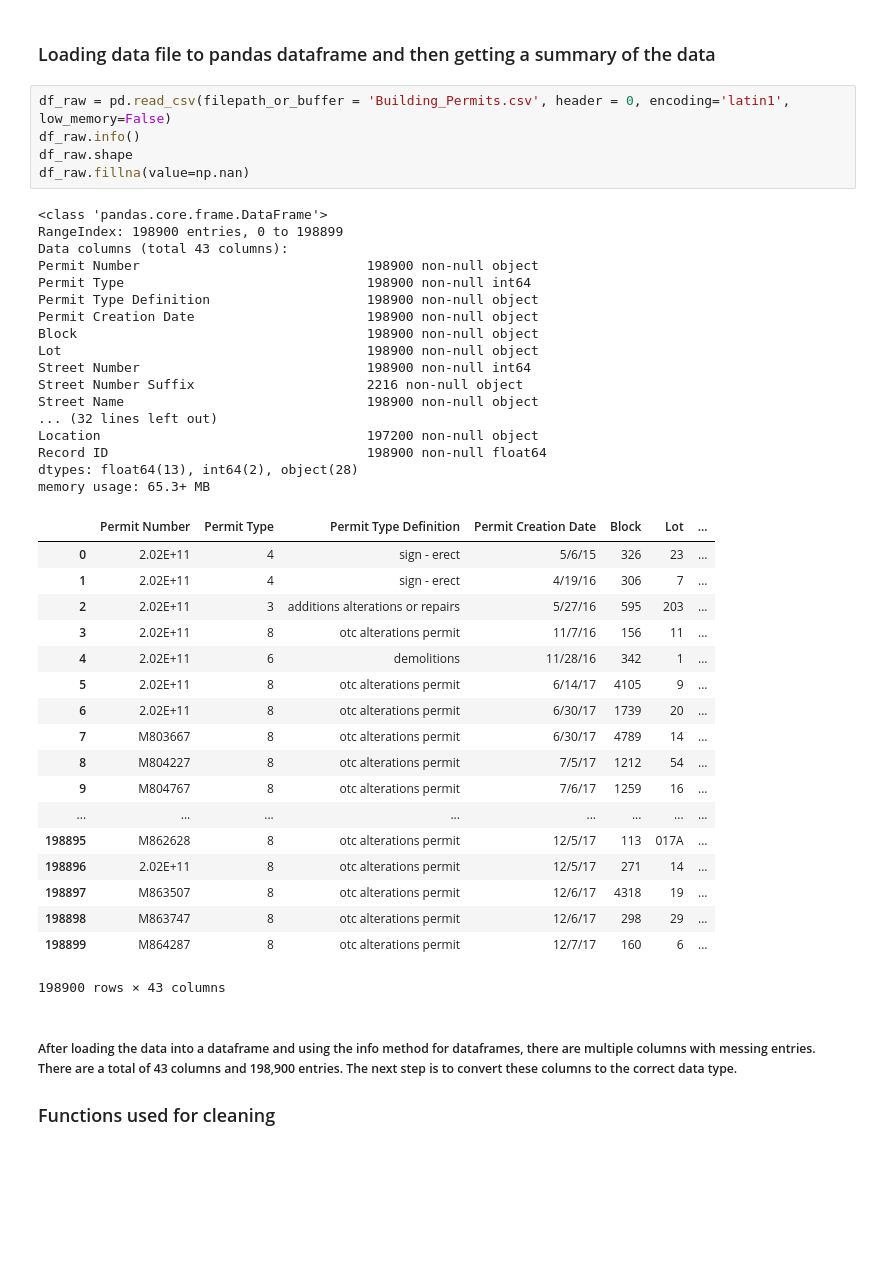
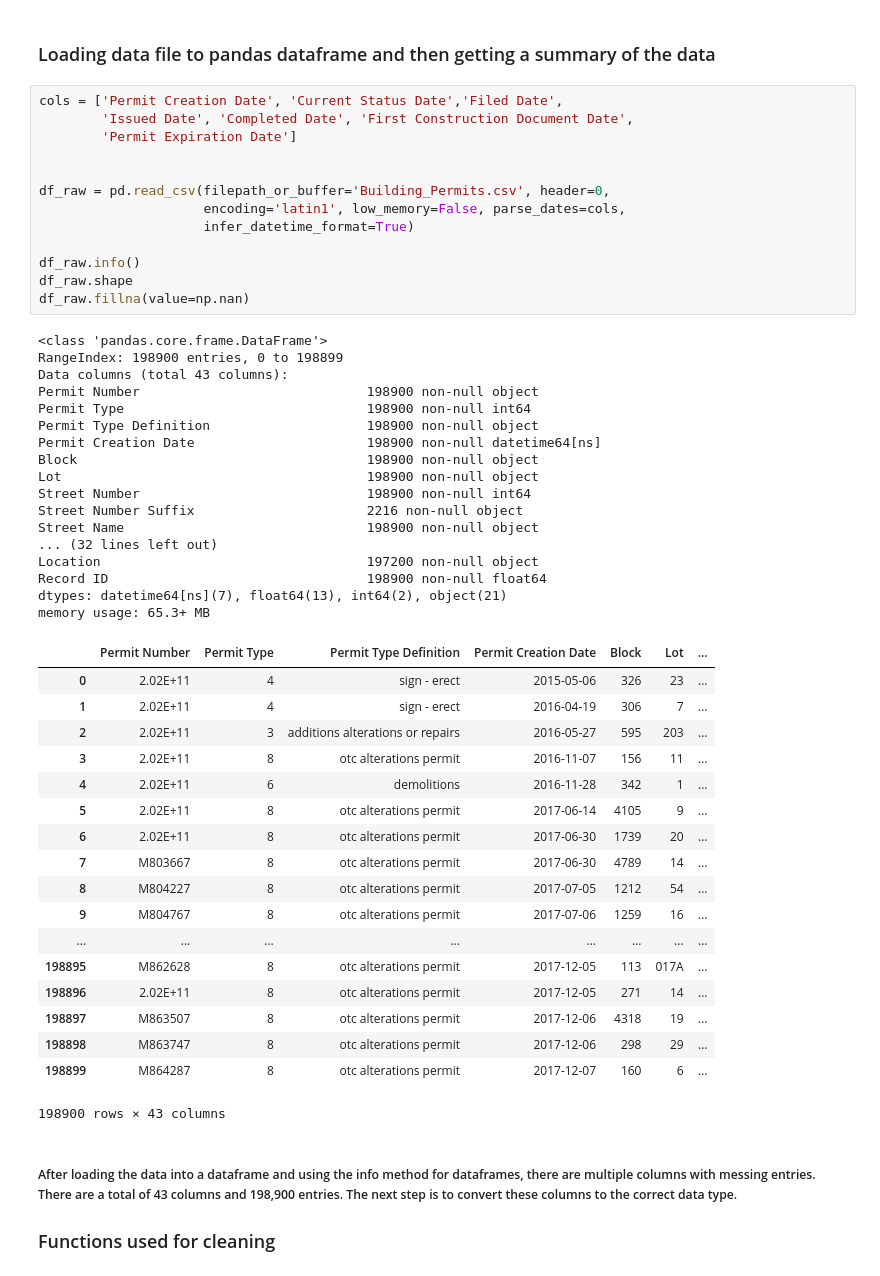
Before and after one commit to hershcode/Springboard, a Jupyter notebook: Capstone_1/Data_Cleaning.ipynb, the cells around one changed output. Drawn from its saved outputs; the diff is of its cells as text; blank space fills up the shorter version.

```diff
--- a/Capstone_1/Data_Cleaning.ipynb
+++ b/Capstone_1/Data_Cleaning.ipynb
@@ -10,45 +10,53 @@ import seaborn as sb
 # %% [markdown]
 ### Loading data file to pandas dataframe and then getting a summary of the data
 # %%
-df_raw = pd.read_csv(filepath_or_buffer = 'Building_Permits.csv', header = 0, encoding='latin1', low_memory=False)
+cols = ['Permit Creation Date', 'Current Status Date','Filed Date',
+        'Issued Date', 'Completed Date', 'First Construction Document Date',
+        'Permit Expiration Date']
+
+
+df_raw = pd.read_csv(filepath_or_buffer='Building_Permits.csv', header=0,
+                     encoding='latin1', low_memory=False, parse_dates=cols,
+                     infer_datetime_format=True)
+
 df_raw.info()
 df_raw.shape
 df_raw.fillna(value=np.nan)
 # %% [output]
 <class 'pandas.core.frame.DataFrame'>
 RangeIndex: 198900 entries, 0 to 198899
 Data columns (total 43 columns):
 Permit Number                             198900 non-null object
 Permit Type                               198900 non-null int64
 Permit Type Definition                    198900 non-null object
-Permit Creation Date                      198900 non-null object
+Permit Creation Date                      198900 non-null datetime64[ns]
 Block                                     198900 non-null object
 Lot                                       198900 non-null object
 Street Number                             198900 non-null int64
 Street Number Suffix                      2216 non-null object
 Street Name                               198900 non-null object
 ... (32 lines left out)
 Location                                  197200 non-null object
 Record ID                                 198900 non-null float64
-dtypes: float64(13), int64(2), object(28)
+dtypes: datetime64[ns](7), float64(13), int64(2), object(21)
 memory usage: 65.3+ MB
 |  | Permit Number | Permit Type | Permit Type Definition | Permit Creation Date | Block | Lot | ... |
-| 0 | 2.02E+11 | 4 | sign - erect | 5/6/15 | 326 | 23 | ... |
-| 1 | 2.02E+11 | 4 | sign - erect | 4/19/16 | 306 | 7 | ... |
-| 2 | 2.02E+11 | 3 | additions alterations or repairs | 5/27/16 | 595 | 203 | ... |
-| 3 | 2.02E+11 | 8 | otc alterations permit | 11/7/16 | 156 | 11 | ... |
-| 4 | 2.02E+11 | 6 | demolitions | 11/28/16 | 342 | 1 | ... |
-| 5 | 2.02E+11 | 8 | otc alterations permit | 6/14/17 | 4105 | 9 | ... |
-| 6 | 2.02E+11 | 8 | otc alterations permit | 6/30/17 | 1739 | 20 | ... |
-| 7 | M803667 | 8 | otc alterations permit | 6/30/17 | 4789 | 14 | ... |
-| 8 | M804227 | 8 | otc alterations permit | 7/5/17 | 1212 | 54 | ... |
-| 9 | M804767 | 8 | otc alterations permit | 7/6/17 | 1259 | 16 | ... |
+| 0 | 2.02E+11 | 4 | sign - erect | 2015-05-06 | 326 | 23 | ... |
+| 1 | 2.02E+11 | 4 | sign - erect | 2016-04-19 | 306 | 7 | ... |
+| 2 | 2.02E+11 | 3 | additions alterations or repairs | 2016-05-27 | 595 | 203 | ... |
+| 3 | 2.02E+11 | 8 | otc alterations permit | 2016-11-07 | 156 | 11 | ... |
+| 4 | 2.02E+11 | 6 | demolitions | 2016-11-28 | 342 | 1 | ... |
+| 5 | 2.02E+11 | 8 | otc alterations permit | 2017-06-14 | 4105 | 9 | ... |
+| 6 | 2.02E+11 | 8 | otc alterations permit | 2017-06-30 | 1739 | 20 | ... |
+| 7 | M803667 | 8 | otc alterations permit | 2017-06-30 | 4789 | 14 | ... |
+| 8 | M804227 | 8 | otc alterations permit | 2017-07-05 | 1212 | 54 | ... |
+| 9 | M804767 | 8 | otc alterations permit | 2017-07-06 | 1259 | 16 | ... |
 | ... | ... | ... | ... | ... | ... | ... | ... |
-| 198895 | M862628 | 8 | otc alterations permit | 12/5/17 | 113 | 017A | ... |
-| 198896 | 2.02E+11 | 8 | otc alterations permit | 12/5/17 | 271 | 14 | ... |
-| 198897 | M863507 | 8 | otc alterations permit | 12/6/17 | 4318 | 19 | ... |
-| 198898 | M863747 | 8 | otc alterations permit | 12/6/17 | 298 | 29 | ... |
-| 198899 | M864287 | 8 | otc alterations permit | 12/7/17 | 160 | 6 | ... |
+| 198895 | M862628 | 8 | otc alterations permit | 2017-12-05 | 113 | 017A | ... |
+| 198896 | 2.02E+11 | 8 | otc alterations permit | 2017-12-05 | 271 | 14 | ... |
+| 198897 | M863507 | 8 | otc alterations permit | 2017-12-06 | 4318 | 19 | ... |
+| 198898 | M863747 | 8 | otc alterations permit | 2017-12-06 | 298 | 29 | ... |
+| 198899 | M864287 | 8 | otc alterations permit | 2017-12-07 | 160 | 6 | ... |
 198900 rows × 43 columns
 # %% [markdown]
 ##### After loading the data into a dataframe and using the info method for dataframes, there are multiple columns with messing entries. There are a total of 43 columns and 198,900 entries. The next step is to convert these columns to the correct data type.
```
Also changed, not shown: parts of 12 cells of this notebook.
